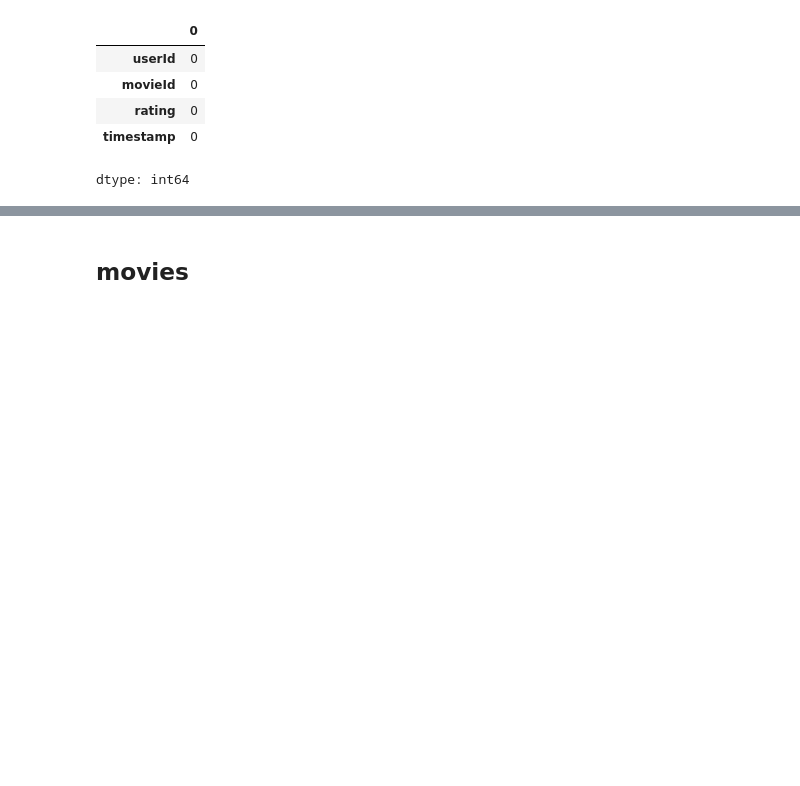
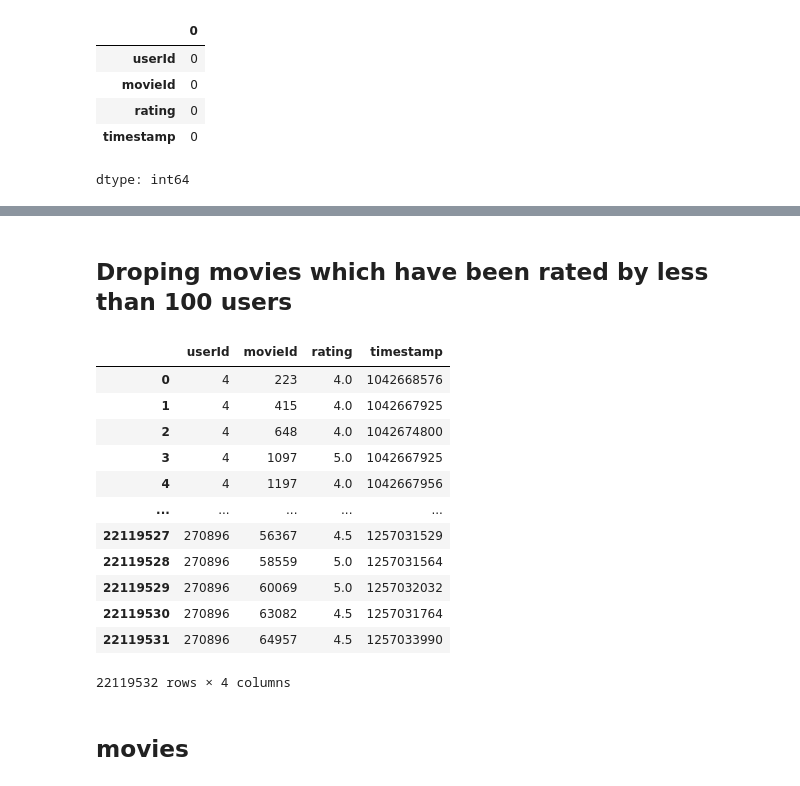
Before and after one commit to mavenrank/movie-recommendation, a Jupyter notebook: movie_recommendation_system.ipynb, the cells around one changed output, grey strips where cells are left out. Drawn from its saved outputs; the diff is of its cells as text; code cells hidden in the pictures; blank space fills up the shorter version.

```diff
--- a/movie_recommendation_system.ipynb
+++ b/movie_recommendation_system.ipynb
@@ -75,0 +78,6 @@ dtype: int64
+# %%
+df = ratings.groupby("userId")["movieId"].count()
+
+df = df[df >= 50]
+ratings = ratings[ratings["userId"].isin(df.index)]
+ratings.reset_index(drop = True, inplace = True)
@@ -76,3 +93,26 @@ dtype: int64
+# %% [markdown]
+## Droping movies which have been rated by less than 100 users
+# %%
+df = ratings.groupby("movieId")["userId"].count()
+df = df[df >= 200]
+ratings = ratings[ratings["movieId"].isin(df.index)]
+ratings.reset_index(drop = True, inplace = True)
+# %%
+ratings
+# %% [output]
+|  | userId | movieId | rating | timestamp |
+| 0 | 4 | 223 | 4.0 | 1042668576 |
+| 1 | 4 | 415 | 4.0 | 1042667925 |
+| 2 | 4 | 648 | 4.0 | 1042674800 |
+| 3 | 4 | 1097 | 5.0 | 1042667925 |
+| 4 | 4 | 1197 | 4.0 | 1042667956 |
+| ... | ... | ... | ... | ... |
+| 22119527 | 270896 | 56367 | 4.5 | 1257031529 |
+| 22119528 | 270896 | 58559 | 5.0 | 1257031564 |
+| 22119529 | 270896 | 60069 | 5.0 | 1257032032 |
+| 22119530 | 270896 | 63082 | 4.5 | 1257031764 |
+| 22119531 | 270896 | 64957 | 4.5 | 1257033990 |
+22119532 rows × 4 columns
 # %% [markdown]
 ## movies
 # %%
```
Also changed, not shown: parts of 4 cells of this notebook.
